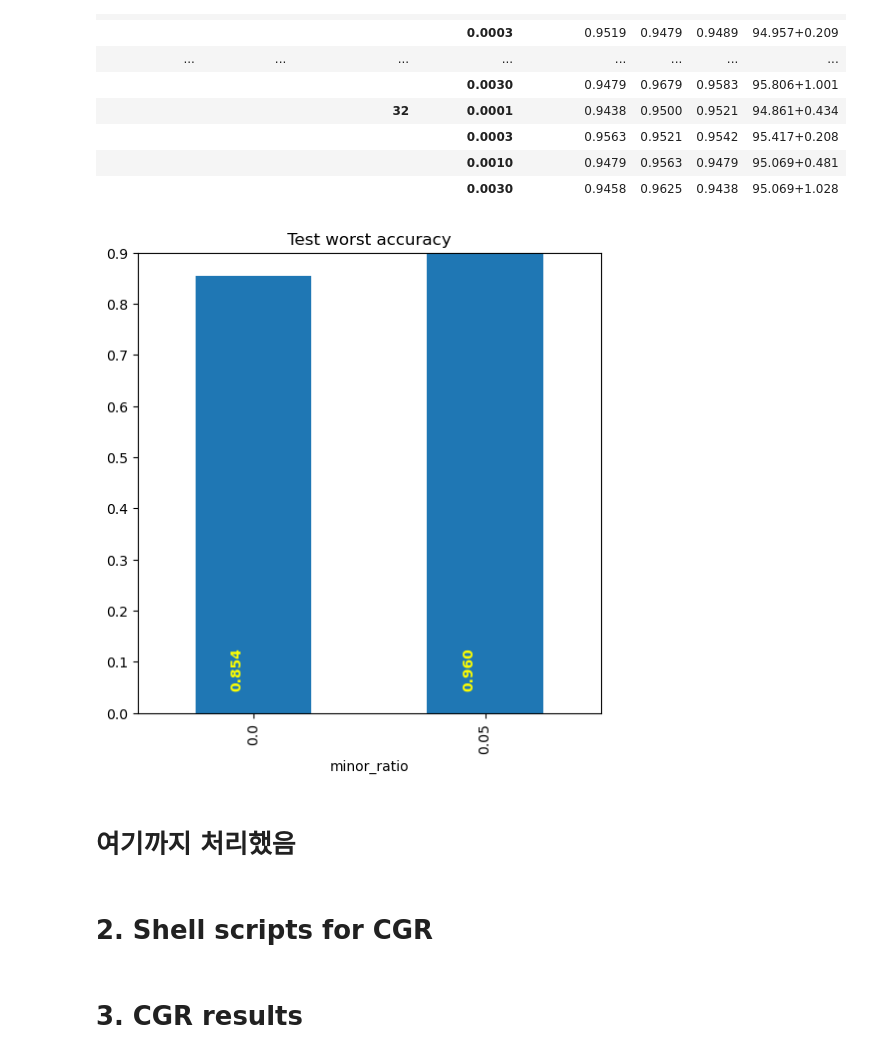
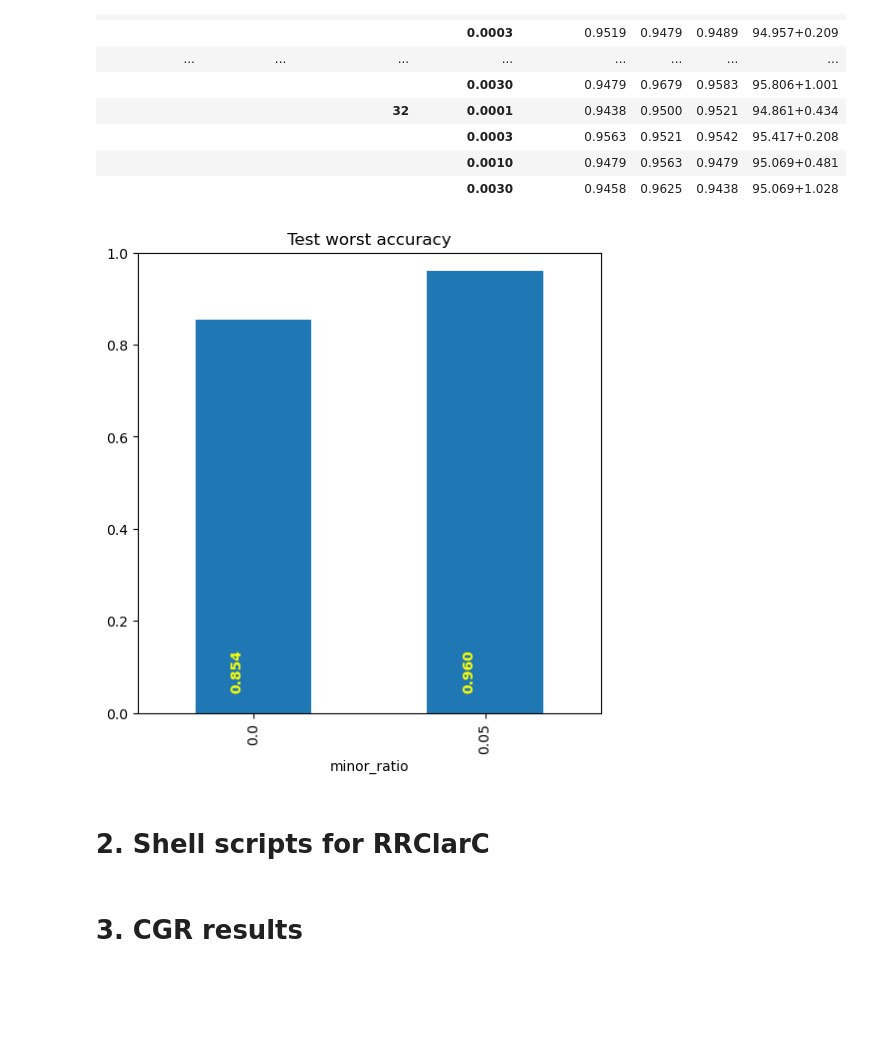
Before and after one commit to joshua840/ConceptualSensitivityRegularization, a Jupyter notebook: notebooks/results_viewer/CatDog.ipynb, the cells around one changed output. Saved outputs shown, nothing was run; the diff lists cells and outputs as text; code cells hidden in the pictures; blank space fills up the shorter version.

```diff
--- a/notebooks/results_viewer/231115_catdog .ipynb
+++ b/notebooks/results_viewer/CatDog.ipynb
@@ -16,6 +16,21 @@ project_name = '240401CatDog'
 df = NeptuneViewer.get_neptune_dataframe('smoothAttributionPrior', project_name)
 print('-'*20)
 print(len(df))
+
+cktp_list = df.query('module_name == "CGR"')['g_ckpt_path'].unique()
+ckpt_svm = [i for i in cktp_list if 'svm' in i][0]
+ckpt_signal = [i for i in cktp_list if 'signal' in i][0]
+ckpt_cgr = [i for i in cktp_list if 'last' in i][0]
+
+svm_idx = df.query('g_ckpt_path == @ckpt_svm').index
+df.loc[svm_idx, 'module_name'] = 'RRC-SVM'
+
+signal_idx = df.query('g_ckpt_path == @ckpt_signal').index
+df.loc[signal_idx, 'module_name'] = 'RRC-Signal'
+
+cgr_idx = df.query('g_ckpt_path == @ckpt_cgr').index
+df.loc[cgr_idx, 'module_name'] = 'CGR'
+
 
 # setting index
 # jtt_idx = df.query('not eta.isnull()').index
@@ -126,6 +167,6 @@ query = ' and '.join(
         'module_name == "ERM"'
     ]
 )
-df_queried = sort_and_query(df, var_list, query)
+df_queried_erm = sort_and_query(df, var_list, query)
 # %%
 values = ['valid_valid_best_worst_acc']
@@ -184,39 +225,23 @@ df_cat
 |  |  |  | 0.0010 | 0.9479 | 0.9563 | 0.9479 | 95.069+0.481 |
 |  |  |  | 0.0030 | 0.9458 | 0.9625 | 0.9438 | 95.069+1.028 |
 # %%
-def get_best_index(df, var_list, metric):
-    df_mean = df.groupby(var_list)[metric].mean().sort_index()
-    idx = df_mean.reset_index().groupby(['minor_ratio']).idxmax()[metric].dropna()
-    return idx
+idx = get_best_index(df_queried_erm, var_list, 'valid_valid_best_worst_acc')
 
-def get_mean_with_given_index(df, var_list, metric, idx):
-    df_mean = df.groupby(var_list)[metric].mean().sort_index()
-    return df_mean.reset_index().loc[idx].set_index('minor_ratio')[metric]
-
-def get_std_with_given_index(df, var_list, metric, idx):
-    df_std = df.groupby(var_list)[metric].std().sort_index()
-    return df_std.reset_index().loc[idx].set_index('minor_ratio')[metric]
-
-
-idx = get_best_index(df_queried, var_list, 'valid_valid_best_worst_acc')
-
-best_mean_erm = get_mean_with_given_index(df_queried, var_list, 'test_worst_acc', idx)
-best_std_erm = get_std_with_given_index(df_queried, var_list, 'test_worst_acc', idx)
-erm_test_acc_mean = get_mean_with_given_index(df_queried, var_list, 'test_acc', idx)
-erm_test_acc_std = get_std_with_given_index(df_queried, var_list, 'test_acc', idx)
+best_mean_erm = get_mean_with_given_index(df_queried_erm, var_list, 'test_worst_acc', idx)
+best_std_erm = get_std_with_given_index(df_queried_erm, var_list, 'test_worst_acc', idx)
+erm_test_acc_mean = get_mean_with_given_index(df_queried_erm, var_list, 'test_acc', idx)
+erm_test_acc_std = get_std_with_given_index(df_queried_erm, var_list, 'test_acc', idx)
 
 fig, ax = plt.subplots(1,1, figsize=(6,6))
 xaxis= [str(i) for i in best_mean_erm.keys()]
 
-best_mean_erm.plot(ax=ax, kind='bar', yerr=best_std_erm, capsize=7, title='Test worst accuracy', ylim=(0.0, 0.9))
+best_mean_erm.plot(ax=ax, kind='bar', yerr=best_std_erm, capsize=7, title='Test worst accuracy', ylim=(0.0, 1))
 
 for i, v in enumerate(best_mean_erm.values):
     ax.text(i - 0.1 , 0.05, str(f'{v:.3f}'), color='yellow', fontweight='bold', rotation=90)
 
 fig.show()
 # %% [output]
-[figure, old version]
+[figure, new version]
-# %% [markdown]
-# 여기까지 처리했음
 # %% [markdown]
-# 2. Shell scripts for CGR
+# 2. Shell scripts for RRClarC
```
Also changed, not shown: parts of 18 cells of this notebook, 37 other files.
